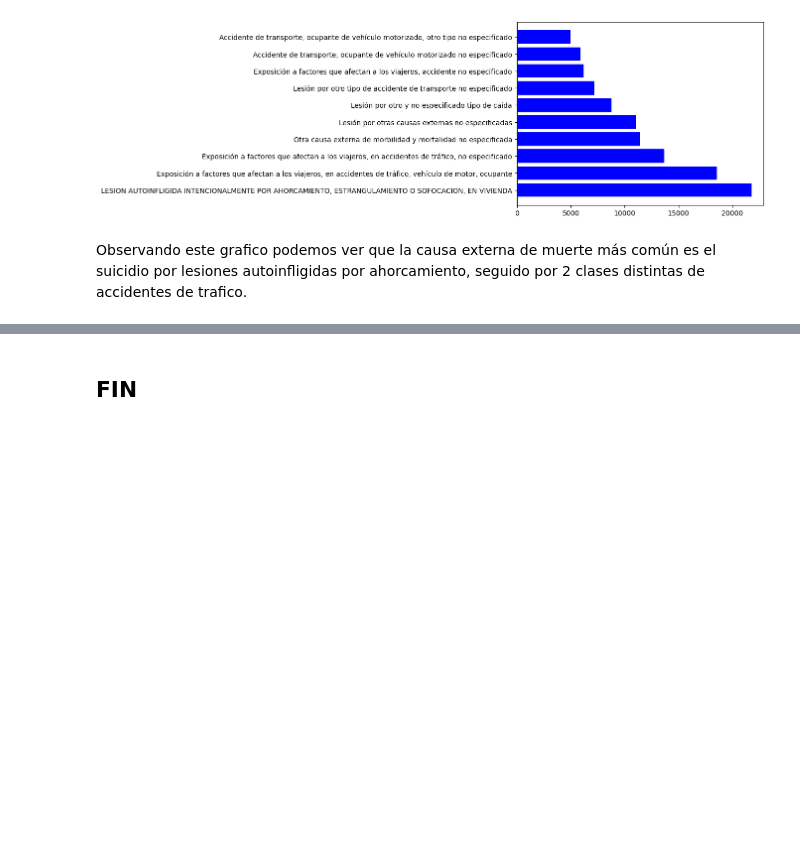
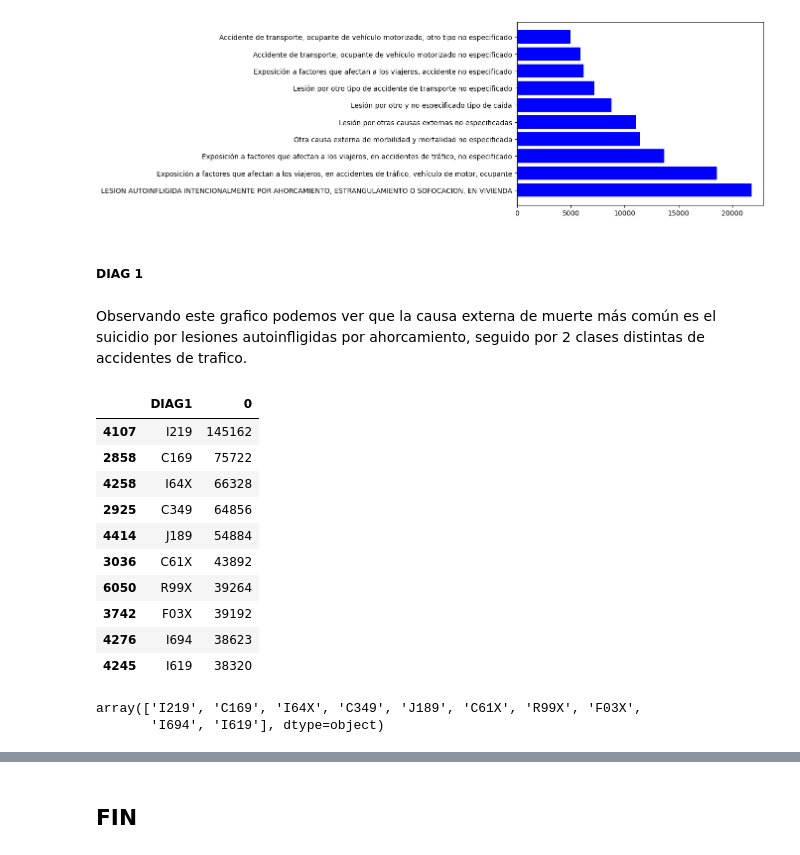
Before and after one commit to siwikiwi/ATDC--imt2200, a Jupyter notebook: proyecto_inicial.ipynb, the cells around one changed output, grey strips where cells are left out. Drawn from its saved outputs; the diff is of its cells as text; code cells hidden in the pictures; blank space fills up the shorter version.

```diff
--- a/proyecto_inicial.ipynb
+++ b/proyecto_inicial.ipynb
@@ -333,5 +333,7 @@ plt.barh(top10_defunciones_por_externas_ordenadas["DIAG2"], top10_defunciones_po
 # %% [output]
 <BarContainer object of 10 artists>
 [figure]
+# %% [markdown]
+##### DIAG 1
 # %% [markdown]
 Observando este grafico podemos ver que la causa externa de muerte más común es el suicidio por lesiones autoinfligidas por ahorcamiento, seguido por 2 clases distintas de accidentes de trafico.
@@ -337,0 +343,20 @@ Observando este grafico podemos ver que la causa externa de muerte más común e
+# %%
+top10_defunciones_por_inter_ordenadas = defunciones_por_inter.sort_values(by=0, ascending=False).head(10)
+top10_defunciones_por_inter_ordenadas
+# %% [output]
+|  | DIAG1 | 0 |
+| 4107 | I219 | 145162 |
+| 2858 | C169 | 75722 |
+| 4258 | I64X | 66328 |
+| 2925 | C349 | 64856 |
+| 4414 | J189 | 54884 |
+| 3036 | C61X | 43892 |
+| 6050 | R99X | 39264 |
+| 3742 | F03X | 39192 |
+| 4276 | I694 | 38623 |
+| 4245 | I619 | 38320 |
+# %%
+top10_defunciones_por_inter_ordenadas["DIAG1"].unique()
+# %% [output]
+array(['I219', 'C169', 'I64X', 'C349', 'J189', 'C61X', 'R99X', 'F03X',
+       'I694', 'I619'], dtype=object)
```
Also changed, not shown: parts of 12 cells of this notebook.
